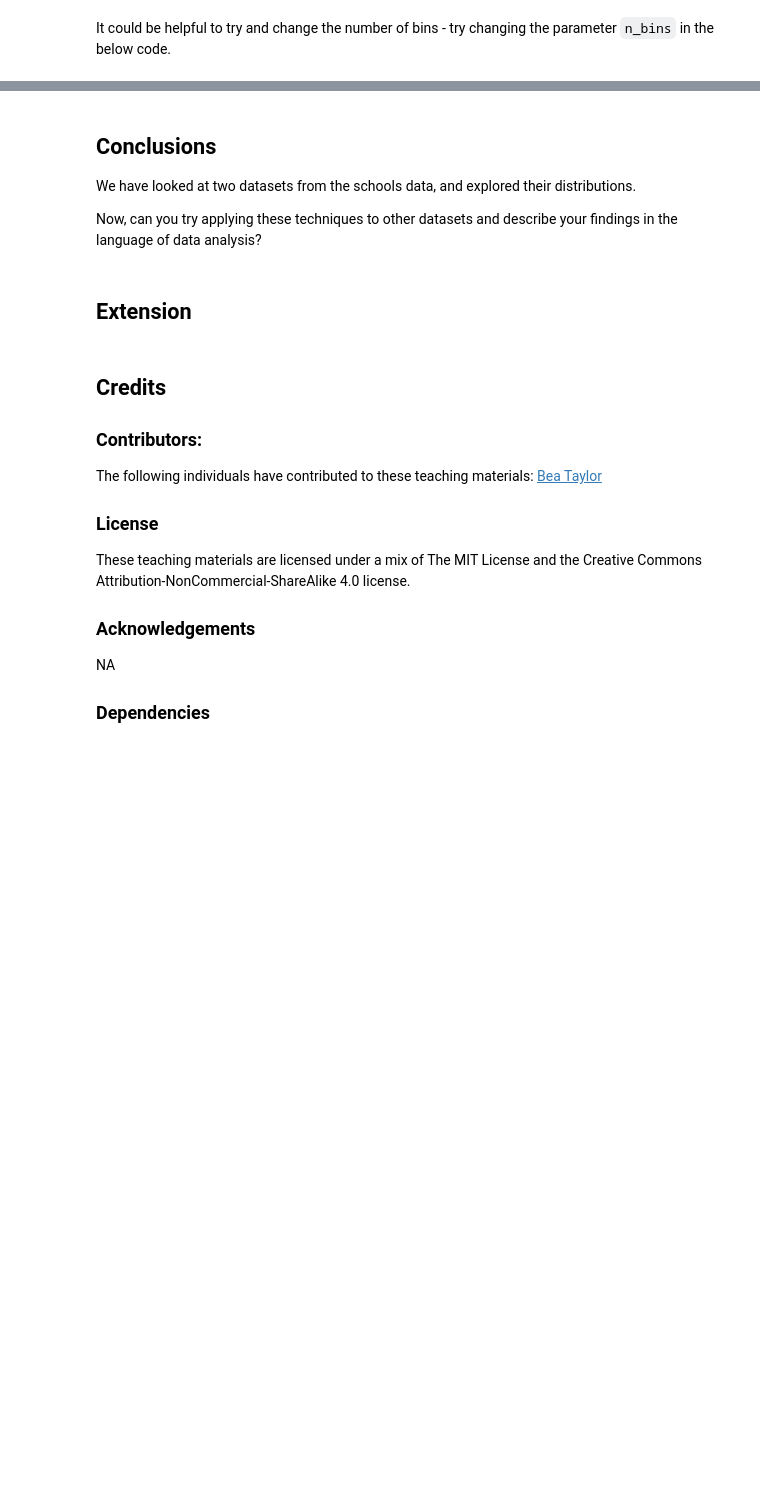
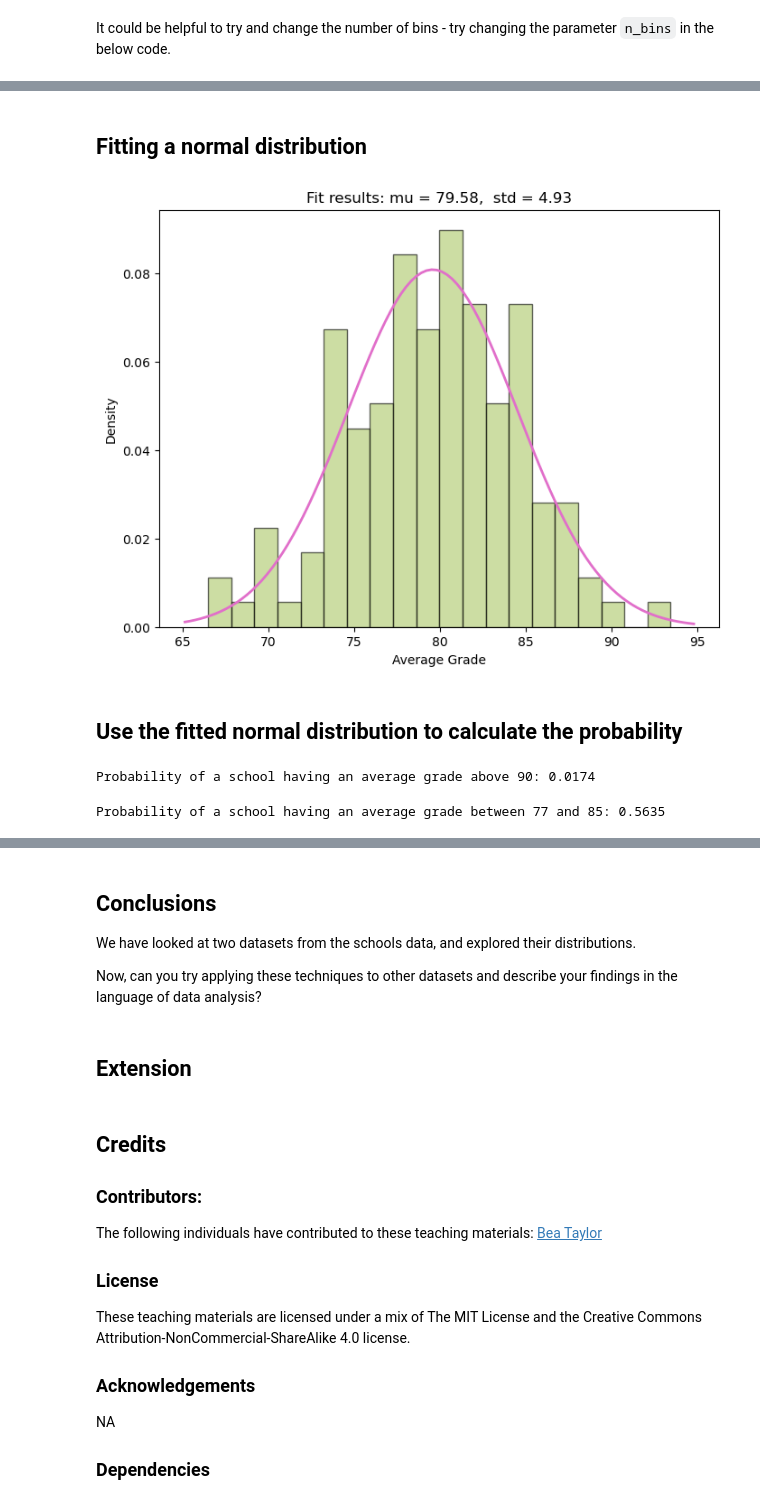
Before and after one commit to Bea-Taylor/CASA007_tutorials, a Jupyter notebook: W02_data_analysis_2.ipynb, the cells around one changed output, grey strips where cells are left out. Saved outputs shown, nothing was run; the diff lists cells and outputs as text; code cells hidden in the pictures; blank space fills up the shorter version.

```diff
--- a/W02_data_analysis_2.ipynb
+++ b/W02_data_analysis_2.ipynb
@@ -56,0 +256,35 @@ It could be helpful to try and change the number of bins - try changing the para
+# %% [markdown]
+## Fitting a normal distribution
+# %%
+# fit a normal distribution to the average_grade data
+mu, std = sps.norm.fit(df["average_grade"])
+# plot the histogram
+plt.figure(figsize=(8, 6))
+plt.hist(df["average_grade"], bins=20, density=True, alpha=0.6, color='#abc766', edgecolor='black')
+# plot the PDF
+xmin, xmax = plt.xlim()
+x = np.linspace(xmin, xmax, 100)
+p = sps.norm.pdf(x, mu, std)
+plt.plot(x, p, 'k', linewidth=2, color="#e16fca")
+title = f"Fit results: mu = {mu:.2f},  std = {std:.2f}"
+plt.title(title)
+plt.xlabel("Average Grade")
+plt.ylabel("Density")
+plt.show()
+# %% [output]
+[figure, added]
+# %% [markdown]
+## Use the fitted normal distribution to calculate the probability
+# %%
+# caluclate the probability of a school having an average grade above 90
+prob_above_90 = 1 - sps.norm.cdf(90, mu, std)
+print(f"Probability of a school having an average grade above 90: {prob_above_90:.4f}")
+# %% [output]
+Probability of a school having an average grade above 90: 0.0174
+# %%
+# calculate the probability of a school having an average grade between 77 and 85
+
+prob_between_77_85 = sps.norm.cdf(85, mu, std) - sps.norm.cdf(77, mu, std)
+print(f"Probability of a school having an average grade between 77 and 85: {prob_between_77_85:.4f}")
+# %% [output]
+Probability of a school having an average grade between 77 and 85: 0.5635
```
Also changed, not shown: parts of 28 cells of this notebook.
